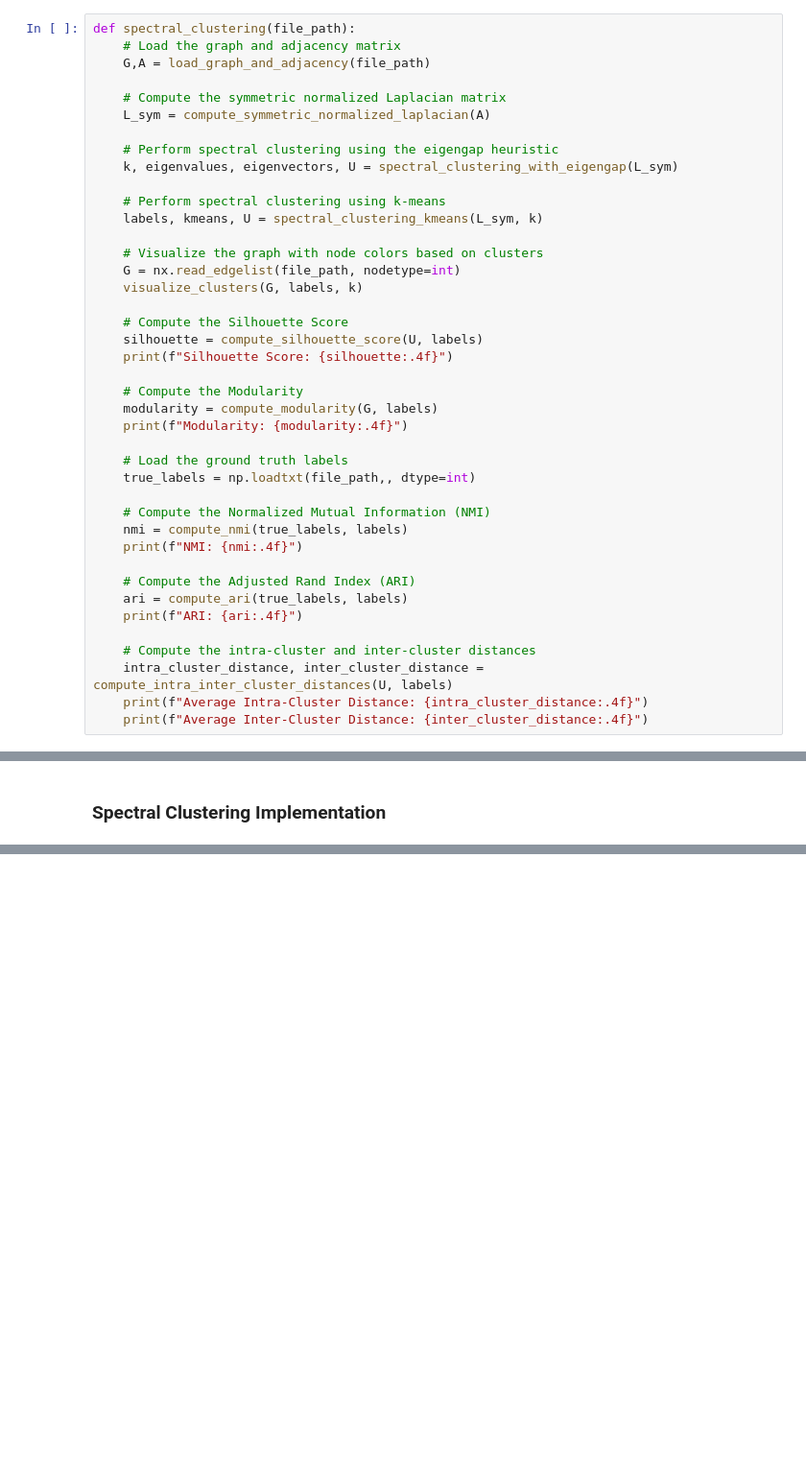
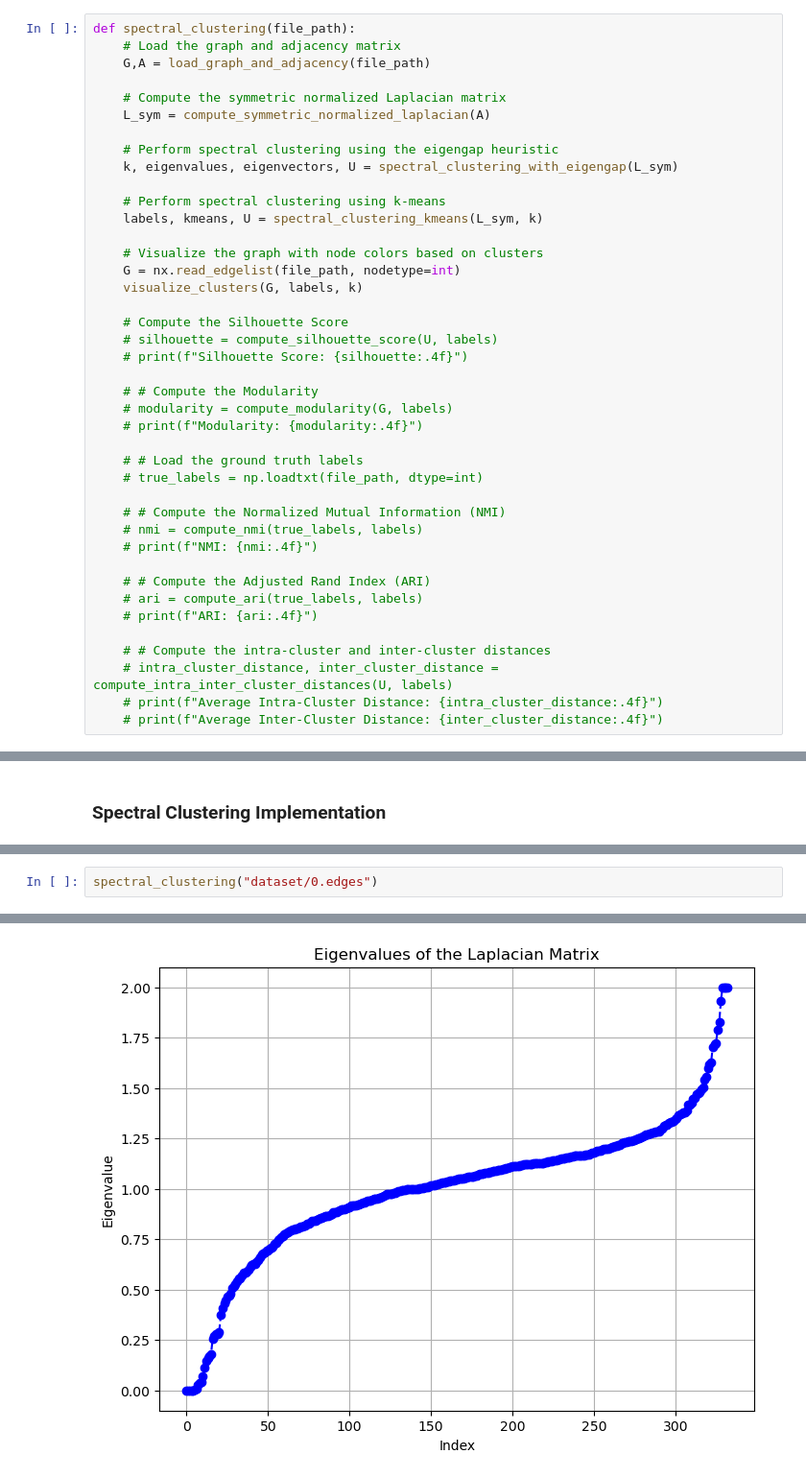
Before and after one commit to sarmadsaleem333/Spectral-Clustering-On-network-based-dataset, a Jupyter notebook: main.ipynb, the cells around one changed output, grey strips where cells are left out. Shown at 96% size. Cells and saved outputs as stored; diff of their text form; blank space fills up the shorter version.

Commit message:
Added visualization

```diff
--- a/main.ipynb
+++ b/main.ipynb
@@ -388,28 +418,28 @@ def spectral_clustering(file_path):
     visualize_clusters(G, labels, k)
 
     # Compute the Silhouette Score
-    silhouette = compute_silhouette_score(U, labels)
-    print(f"Silhouette Score: {silhouette:.4f}")
+    # silhouette = compute_silhouette_score(U, labels)
+    # print(f"Silhouette Score: {silhouette:.4f}")
 
-    # Compute the Modularity
-    modularity = compute_modularity(G, labels)
-    print(f"Modularity: {modularity:.4f}")
+    # # Compute the Modularity
+    # modularity = compute_modularity(G, labels)
+    # print(f"Modularity: {modularity:.4f}")
 
-    # Load the ground truth labels
-    true_labels = np.loadtxt(file_path,, dtype=int)
+    # # Load the ground truth labels
+    # true_labels = np.loadtxt(file_path, dtype=int)
 
-    # Compute the Normalized Mutual Information (NMI)
-    nmi = compute_nmi(true_labels, labels)
-    print(f"NMI: {nmi:.4f}")
+    # # Compute the Normalized Mutual Information (NMI)
+    # nmi = compute_nmi(true_labels, labels)
+    # print(f"NMI: {nmi:.4f}")
 
-    # Compute the Adjusted Rand Index (ARI)
-    ari = compute_ari(true_labels, labels)
-    print(f"ARI: {ari:.4f}")
+    # # Compute the Adjusted Rand Index (ARI)
+    # ari = compute_ari(true_labels, labels)
+    # print(f"ARI: {ari:.4f}")
 
-    # Compute the intra-cluster and inter-cluster distances
-    intra_cluster_distance, inter_cluster_distance = compute_intra_inter_cluster_distances(U, labels)
-    print(f"Average Intra-Cluster Distance: {intra_cluster_distance:.4f}")
-    print(f"Average Inter-Cluster Distance: {inter_cluster_distance:.4f}")
+    # # Compute the intra-cluster and inter-cluster distances
+    # intra_cluster_distance, inter_cluster_distance = compute_intra_inter_cluster_distances(U, labels)
+    # print(f"Average Intra-Cluster Distance: {intra_cluster_distance:.4f}")
+    # print(f"Average Inter-Cluster Distance: {inter_cluster_distance:.4f}")
 # %% [markdown]
 ## Implementation
 # %%
@@ -435,0 +468,3 @@ TypeError: unsupported operand type(s) for /: 'function' and 'str'
+# %%
+spectral_clustering("dataset/0.edges")
+# %% [output]
@@ -435,0 +472 @@ TypeError: unsupported operand type(s) for /: 'function' and 'str'
+[figure, added]
```
Also changed, not shown: parts of 6 cells of this notebook.
